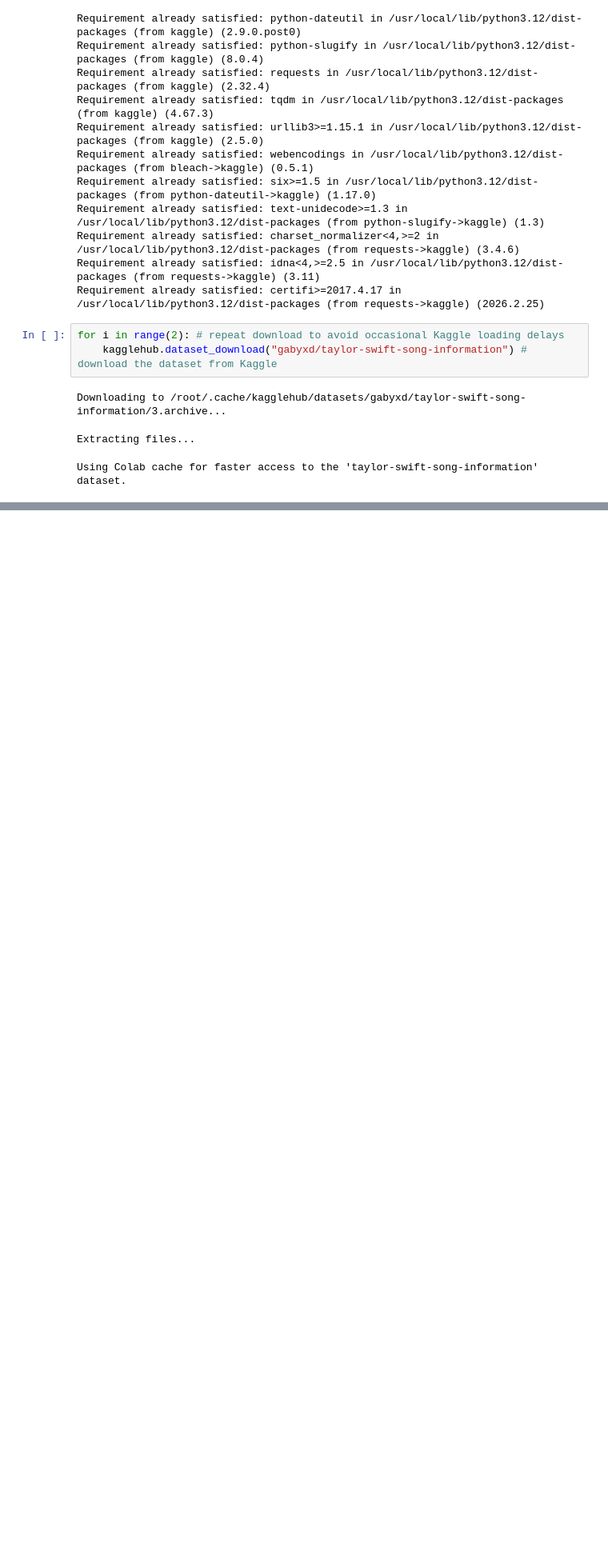
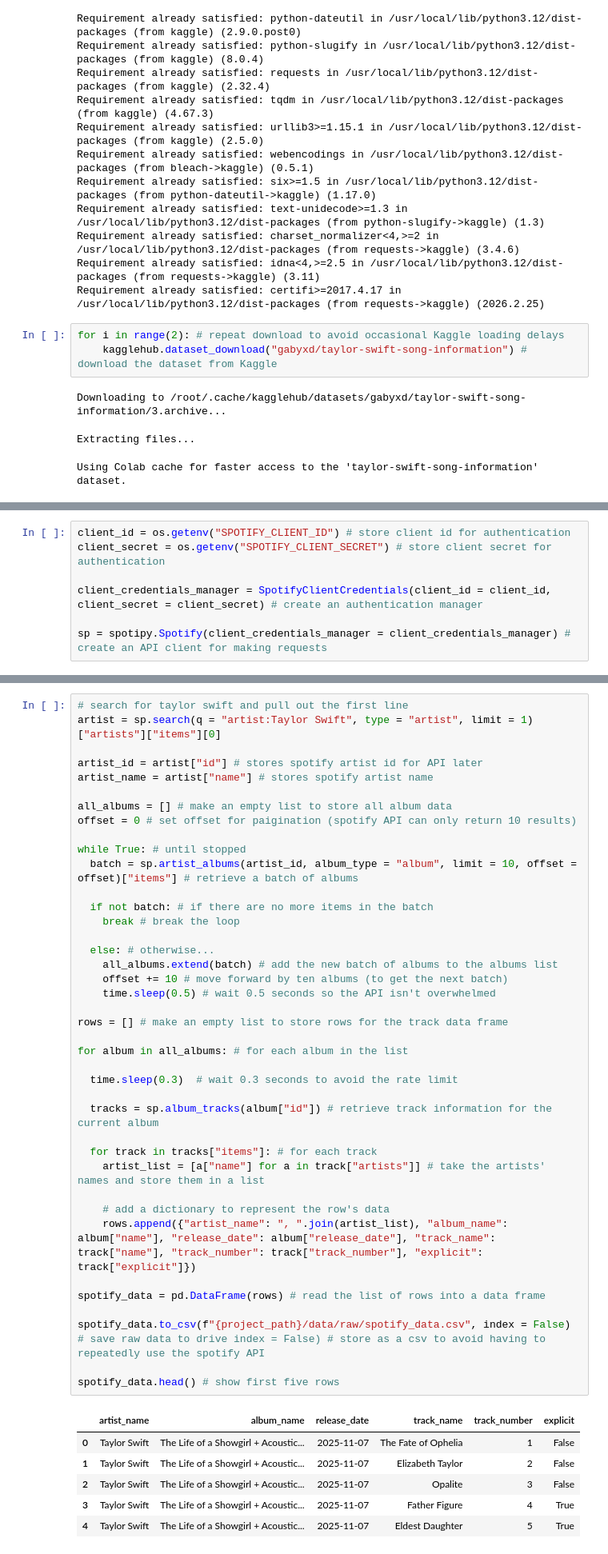
Before and after one commit to haskinse/bee2041_empirical_project, a Jupyter notebook: source_code/01_data_collection.ipynb, the cells around one changed output, grey strips where cells are left out. Shown at 80% size. Cells and saved outputs as stored; diff of their text form; blank space fills up the shorter version.

Commit message:
Collected data from Spotify with the Spotify API on track release date, album and artists.

```diff
--- a/source_code/01_data_collection.ipynb
+++ b/source_code/01_data_collection.ipynb
@@ -91,0 +117,7 @@ kaggle_data.head() # show the first five rows
+# %%
+client_id = os.getenv("SPOTIFY_CLIENT_ID") # store client id for authentication
+client_secret = os.getenv("SPOTIFY_CLIENT_SECRET") # store client secret for authentication
+
+client_credentials_manager = SpotifyClientCredentials(client_id = client_id, client_secret = client_secret) # create an authentication manager
+
+sp = spotipy.Spotify(client_credentials_manager = client_credentials_manager) # create an API client for making requests
@@ -91,0 +126,47 @@ kaggle_data.head() # show the first five rows
+# %%
+# search for taylor swift and pull out the first line
+artist = sp.search(q = "artist:Taylor Swift", type = "artist", limit = 1)["artists"]["items"][0]
+
+artist_id = artist["id"] # stores spotify artist id for API later
+artist_name = artist["name"] # stores spotify artist name
+
+all_albums = [] # make an empty list to store all album data
+offset = 0 # set offset for paigination (spotify API can only return 10 results)
+
+while True: # until stopped
+  batch = sp.artist_albums(artist_id, album_type = "album", limit = 10, offset = offset)["items"] # retrieve a batch of albums
+
+  if not batch: # if there are no more items in the batch
+    break # break the loop
+
+  else: # otherwise...
+    all_albums.extend(batch) # add the new batch of albums to the albums list
+    offset += 10 # move forward by ten albums (to get the next batch)
+    time.sleep(0.5) # wait 0.5 seconds so the API isn't overwhelmed
+
+rows = [] # make an empty list to store rows for the track data frame
+
+for album in all_albums: # for each album in the list
+
+  time.sleep(0.3)  # wait 0.3 seconds to avoid the rate limit
+
+  tracks = sp.album_tracks(album["id"]) # retrieve track information for the current album
+
+  for track in tracks["items"]: # for each track
+    artist_list = [a["name"] for a in track["artists"]] # take the artists' names and store them in a list
+
+    # add a dictionary to represent the row's data
+    rows.append({"artist_name": ", ".join(artist_list), "album_name": album["name"], "release_date": album["release_date"], "track_name": track["name"], "track_number": track["track_number"], "explicit": track["explicit"]})
+
+spotify_data = pd.DataFrame(rows) # read the list of rows into a data frame
+
+spotify_data.to_csv(f"{project_path}/data/raw/spotify_data.csv", index = False) # save raw data to drive index = False) # store as a csv to avoid having to repeatedly use the spotify API
+
+spotify_data.head() # show first five rows
+# %% [output]
+|  | artist_name | album_name | release_date | track_name | track_number | explicit |
+| 0 | Taylor Swift | The Life of a Showgirl + Acoustic... | 2025-11-07 | The Fate of Ophelia | 1 | False |
+| 1 | Taylor Swift | The Life of a Showgirl + Acoustic... | 2025-11-07 | Elizabeth Taylor | 2 | False |
+| 2 | Taylor Swift | The Life of a Showgirl + Acoustic... | 2025-11-07 | Opalite | 3 | False |
+| 3 | Taylor Swift | The Life of a Showgirl + Acoustic... | 2025-11-07 | Father Figure | 4 | True |
+| 4 | Taylor Swift | The Life of a Showgirl + Acoustic... | 2025-11-07 | Eldest Daughter | 5 | True |
```
Also changed, not shown: parts of 4 cells of this notebook.
